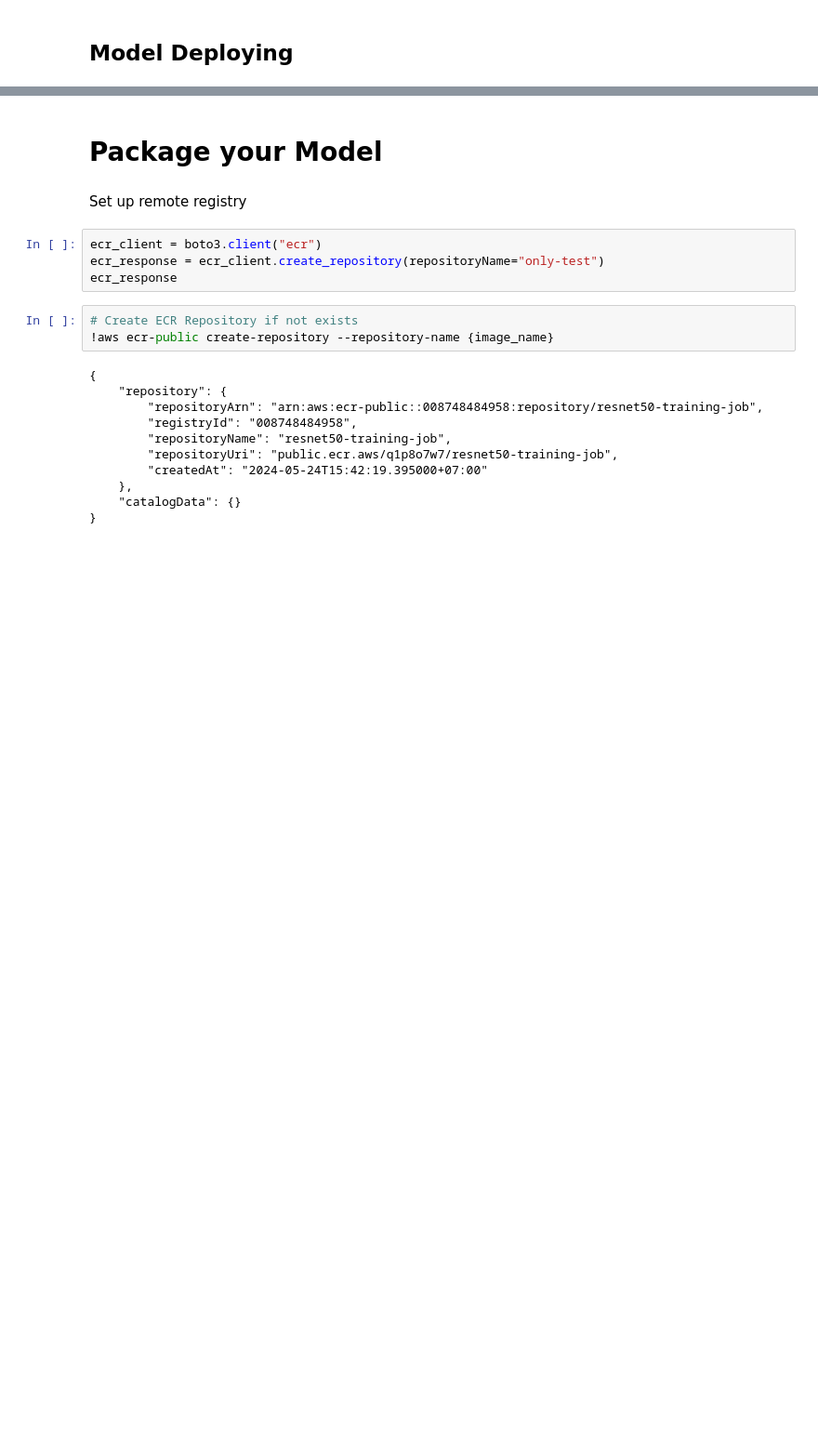
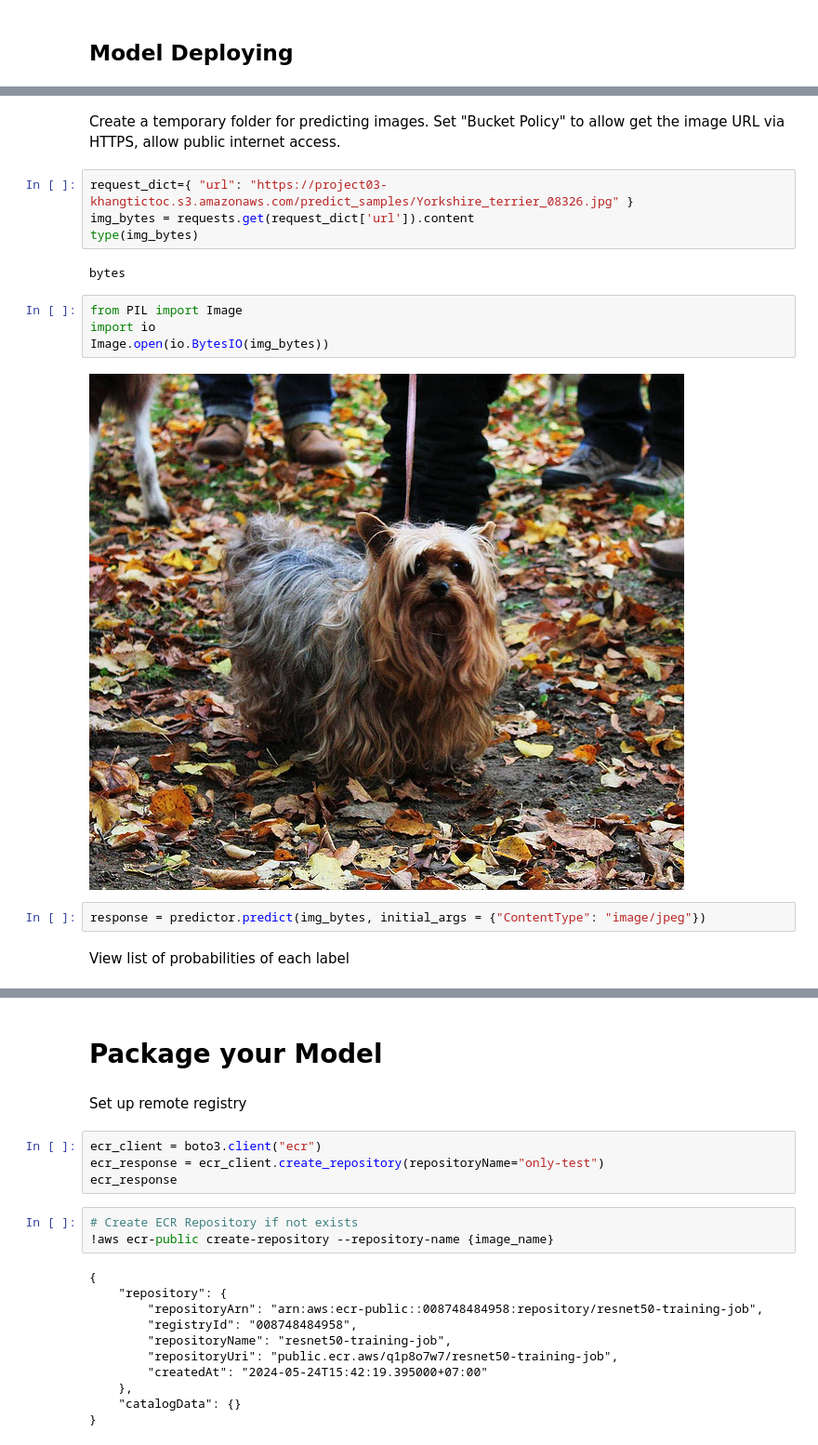
Before and after one commit to khangtictoc/Image-Classification-using-AWS-SageMaker, a Jupyter notebook: train_and_deploy.ipynb, the cells around one changed output, grey strips where cells are left out. Shown at 93% size. Cells and saved outputs as stored; diff of their text form; blank space fills up the shorter version.

```diff
--- a/train_and_deploy.ipynb
+++ b/train_and_deploy.ipynb
@@ -393,0 +529,18 @@ print("Predicted label: \"{}\" with index of {}".format(
+# %% [markdown]
+Create a temporary folder for predicting images. Set "Bucket Policy" to allow get the image URL via HTTPS, allow public internet access.
+# %%
+request_dict={ "url": "https://project03-khangtictoc.s3.amazonaws.com/predict_samples/Yorkshire_terrier_08326.jpg" }
+img_bytes = requests.get(request_dict['url']).content
+type(img_bytes)
+# %% [output]
+bytes
+# %%
+from PIL import Image
+import io
+Image.open(io.BytesIO(img_bytes))
+# %% [output]
+[figure, added]
+# %%
+response = predictor.predict(img_bytes, initial_args = {"ContentType": "image/jpeg"})
+# %% [markdown]
+View list of probabilities of each label
```
Also changed, not shown: parts of 47 cells of this notebook, 28 other files.
